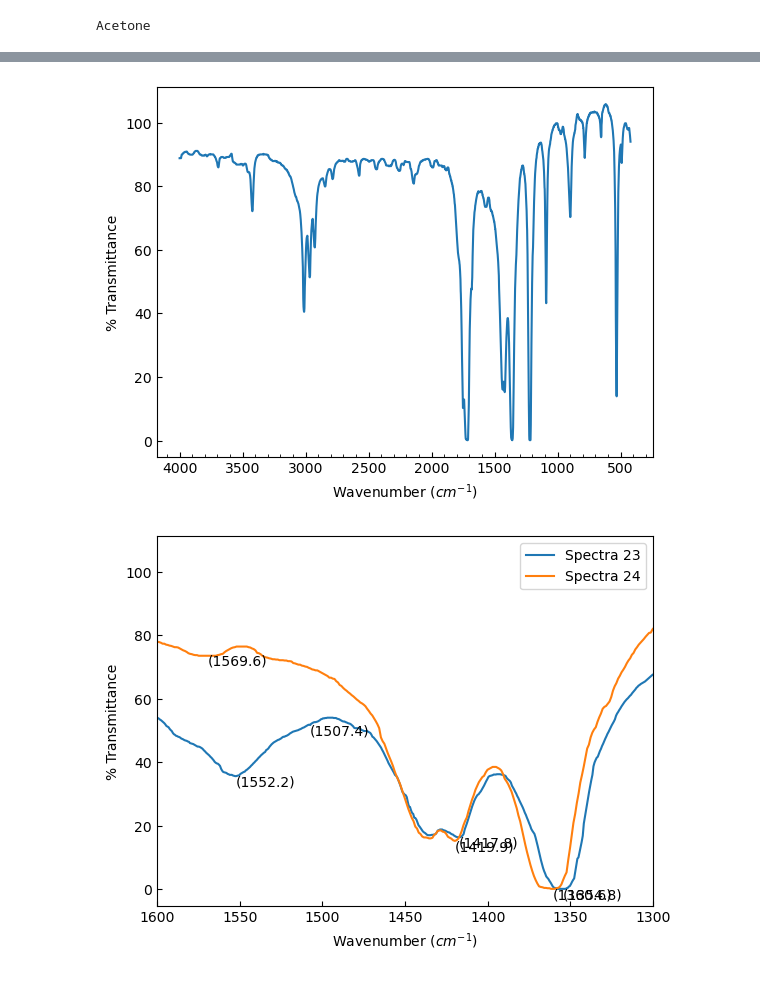
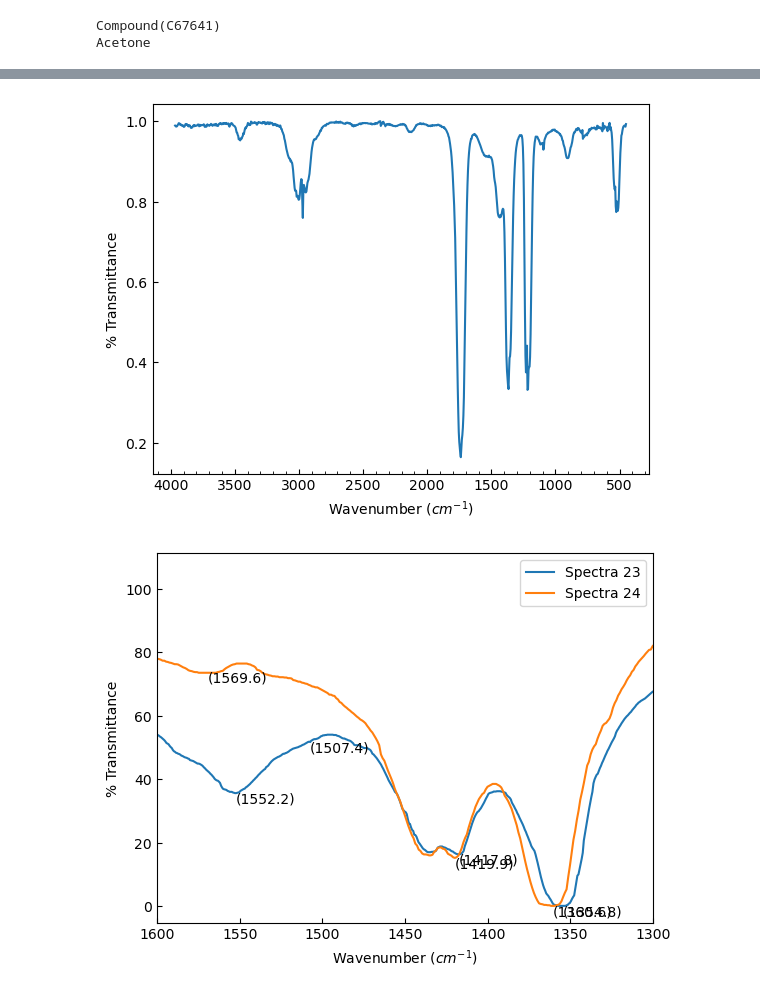
Before and after one commit to mthaynes/WebBook_IR, a Jupyter notebook: webbook_IR.ipynb, the cells around one changed output, grey strips where cells are left out. Drawn from its saved outputs; the diff is of its cells as text; code cells hidden in the pictures.

```diff
--- a/webbook_IR.ipynb
+++ b/webbook_IR.ipynb
@@ -9,17 +9,18 @@ from matplotlib.ticker import MultipleLocator
 from scipy.signal import find_peaks
 
 
-#Designate the molecule below.  Search by name
-molecule_name = 'acetone'
+#Designate the molecule below.  Search by name, CAS, or NIST ID
+molecule_name = '67-64-1'
 
 search = nist.Search(NoIon = True, cMS = True)
 search.find_compounds(identifier = molecule_name, search_type = 'name')
 search.load_found_compounds()
 X = search.compounds[0]
-
+print(X)
 #If successful, the output will print the name of the molecule found in the NIST database
 print(search.compounds[0].name)
 # %% [output]
+Compound(C67641)
 Acetone
 # %%
 #Gather the available IR spectra from NIST. Slow step.
@@ -68,38 +69,37 @@ for i,x in enumerate(X.IR):
 28 gas
 29 gas
 # %%
-
-spec=X.IR[i]
+spec=X.IR[0]
 jcamp_dict = jcamp_read(io.StringIO(spec.jdx_text))
 x = jcamp_dict['x']
 y = jcamp_dict['y']
 xunits = jcamp_dict['xunits']
 yunits = jcamp_dict['yunits']
 
 if(yunits == 'ABSORBANCE'):
     y = 10**-y
     yunits = "% Transmittance"
 elif (yunits == 'TRANSMITTANCE'):
     y = y*100
     yunits = "% Transmittance"
 if(xunits == '1/CM'):
     xunits = "Wavenumber ($cm^{-1}$)"
 peaks, _ = find_peaks(-y, height=None, distance=30)
 plt.plot(x, y)
 
 
 #Sets the fontsize for axis labels
 fsize = 10
 plt.xlabel(xunits, fontsize=fsize)
 
 
 plt.ylabel(yunits, fontsize=fsize)
 plt.gca().invert_xaxis()
 plt.gca().xaxis.set_minor_locator(MultipleLocator(100))
 plt.gca().xaxis.set_tick_params(direction = 'in', which='both')
 plt.gca().yaxis.set_tick_params(direction = 'in')
 # %% [output]
-[figure, old version]
+[figure, new version]
 # %%
 #In a list, put the numbers of the spectra (from above) into this list.
 #All spectra listed here will be put on a single plot
```
Also changed, not shown: parts of 4 cells of this notebook, 1 other file.
